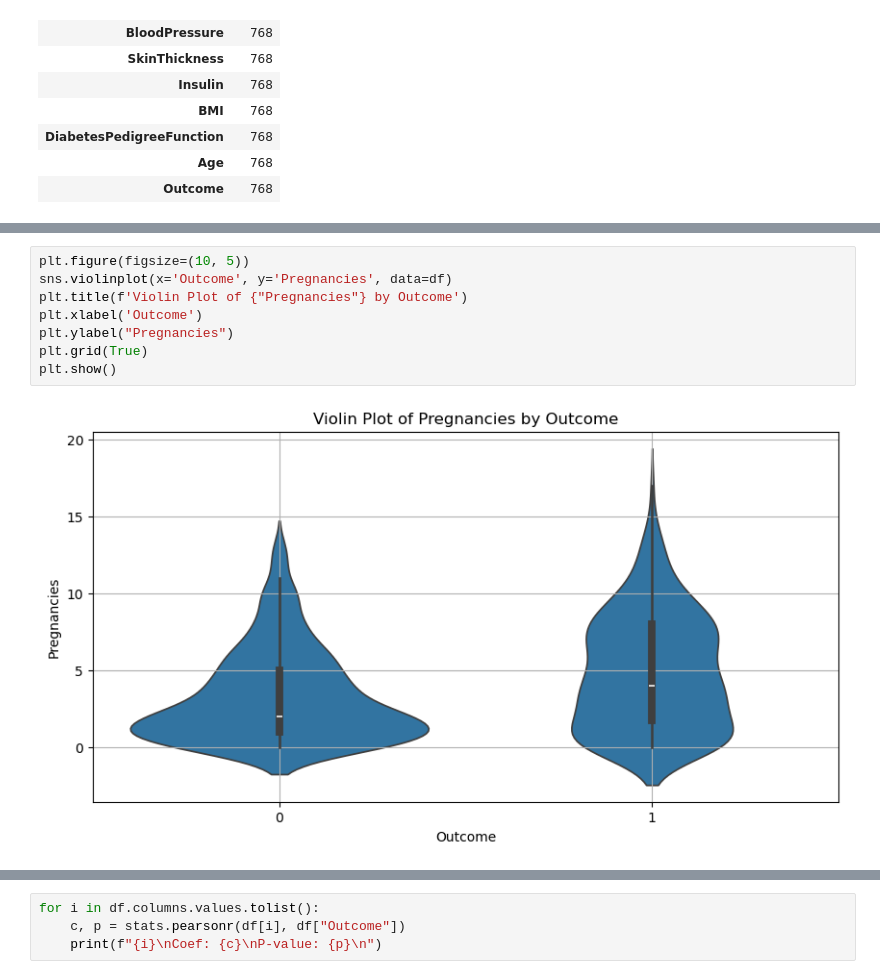
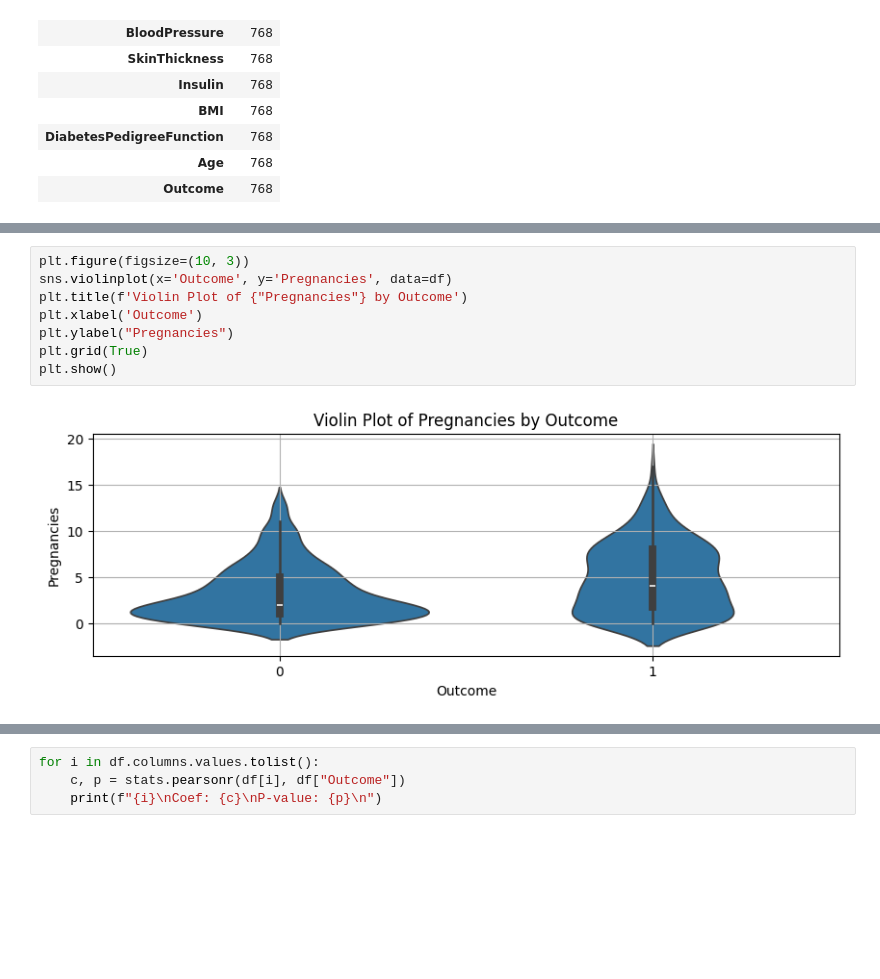
Before and after one commit to zahra-ahmadbeigloo/Data-analysis-projects, a Jupyter notebook: NIDDK-Data-Analysis/NIDDK-Data-Analysis.ipynb, the cells around one changed output, grey strips where cells are left out. Cells and saved outputs as stored; diff of their text form; blank space fills up the shorter version.

```diff
--- a/NIDDK-Data-Analysis/NIDDK-Data-Analysis.ipynb
+++ b/NIDDK-Data-Analysis/NIDDK-Data-Analysis.ipynb
@@ -146,12 +147,12 @@ plt.show()
 # %%
-plt.figure(figsize=(10, 5))
+plt.figure(figsize=(10, 3))
 sns.violinplot(x='Outcome', y='Pregnancies', data=df)
 plt.title(f'Violin Plot of {"Pregnancies"} by Outcome')
 plt.xlabel('Outcome')
 plt.ylabel("Pregnancies")
 plt.grid(True)
 plt.show()
 # %% [output]
-[figure, old version]
+[figure, new version]
 # %%
 correlation_matrix = df.corr()
```
Also changed, not shown: parts of 10 cells of this notebook.
